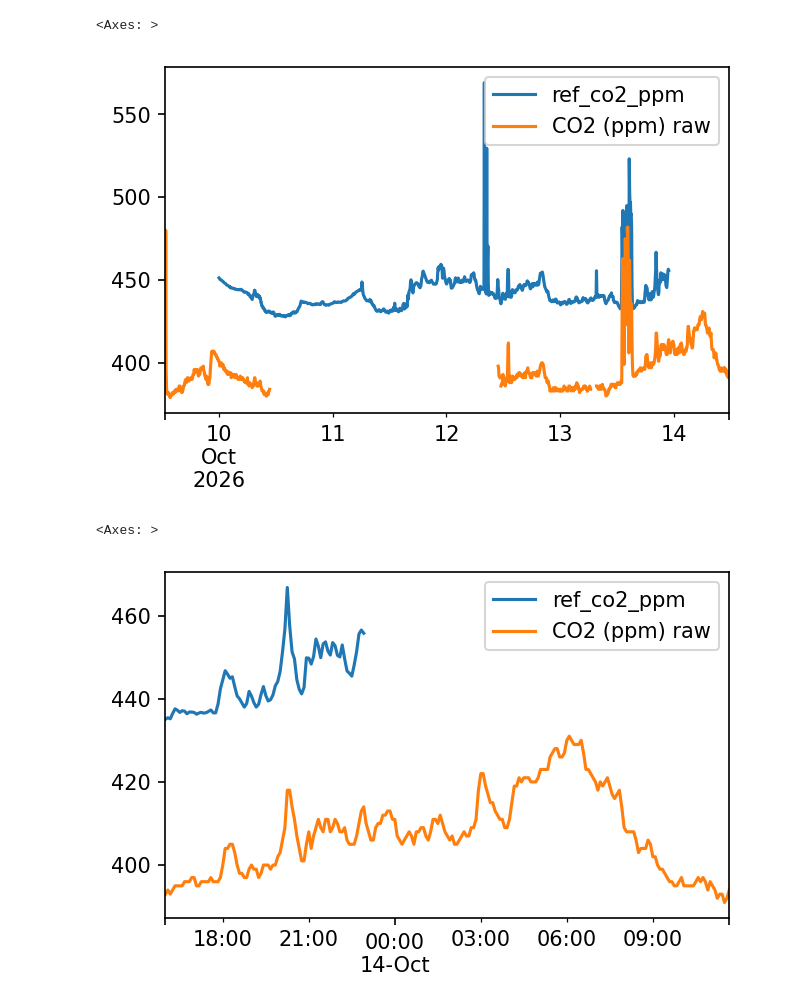
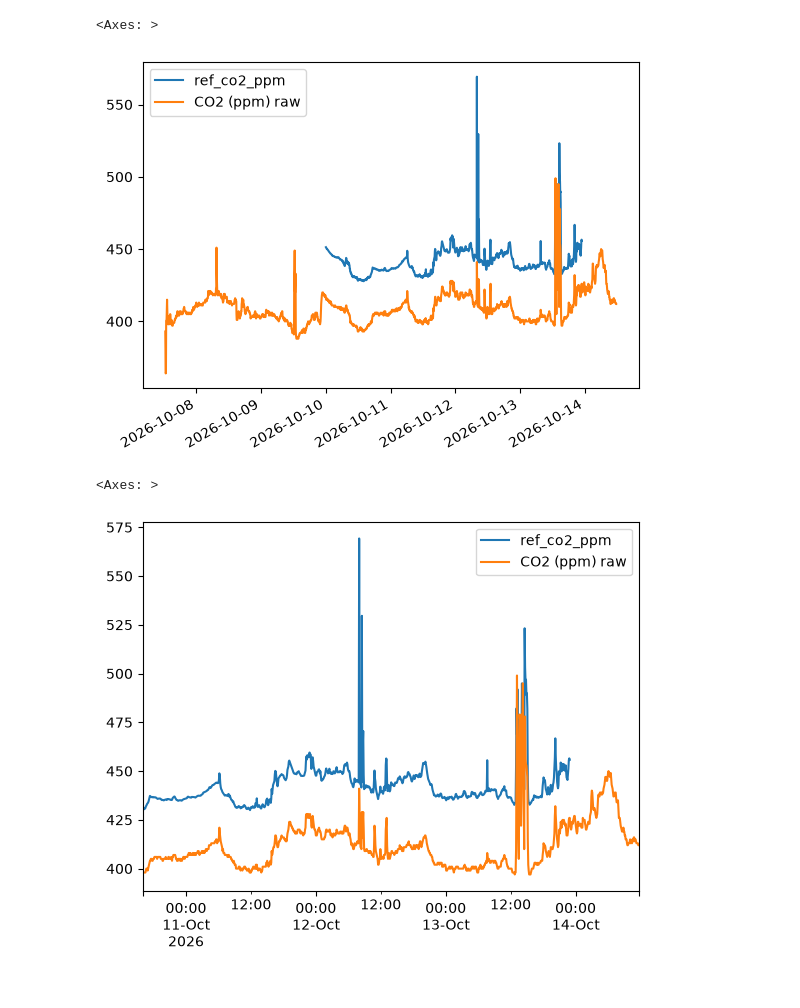
Before and after one commit to lindaccyy-stack/EDAAi, a Jupyter notebook: live_calibration.ipynb, the cells around one changed output. Saved outputs shown, nothing was run; the diff lists cells and outputs as text; code cells hidden in the pictures.

```diff
--- a/live_calibration.ipynb
+++ b/live_calibration.ipynb
@@ -16,6 +16,6 @@ lab.plot(y="ref_co2_ppm")
 # %%
 # load a sensor data file
-sensor = pd.read_csv('sensors/A01.csv')
+sensor = pd.read_csv('export.csv')
 
 # NB there was a timezone error in the sensor data, so we need to adjust the time by -1 hour to match the lab data
 sensor['UTC Date/Time'] = pd.to_datetime(sensor['UTC Date/Time'], utc=True) - pd.Timedelta(hours=1)  # Convert to datetime and adjust for timezone error
@@ -38,14 +38,14 @@ combined = pd.concat([lab['ref_co2_ppm'], sensor['CO2 (ppm) raw']], axis=1)
 combined.plot(y=['ref_co2_ppm', 'CO2 (ppm) raw'])
 # %% [output]
 <Axes: >
-[figure, old version]
+[figure, new version]
 # %%
-combined = combined.loc['2026-10-13 16:00':]  # remove all data before the spike, where the sensor had a different offset
+combined = combined.loc['2026-10-10 16:00':]  # remove all data before the spike, where the sensor had a different offset
 
 # view the combined data
 combined.plot(y=['ref_co2_ppm', 'CO2 (ppm) raw'])
 # %% [output]
 <Axes: >
-[figure, old version]
+[figure, new version]
 # %%
 # view the combined data
```
Also changed, not shown: parts of 4 cells of this notebook.
